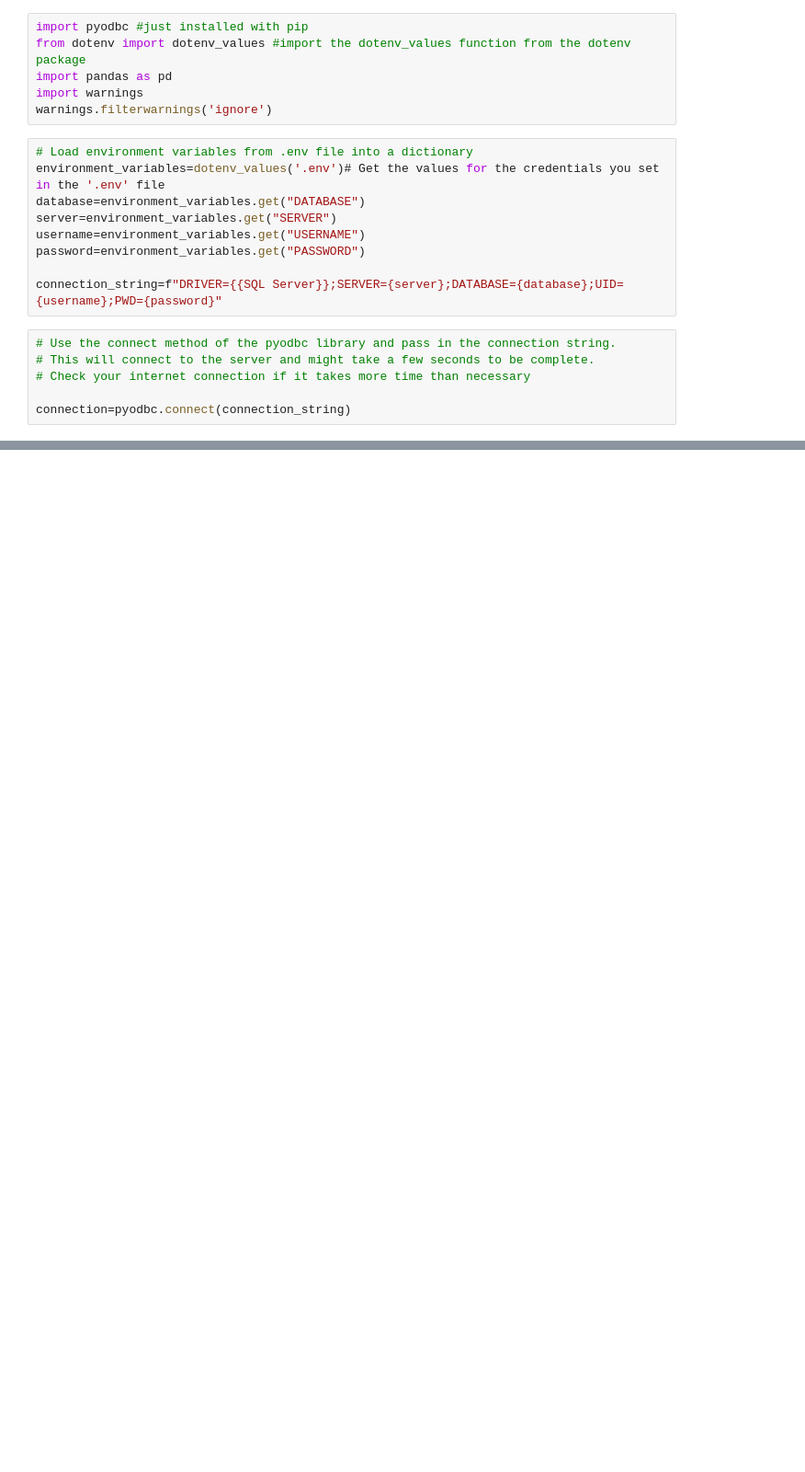
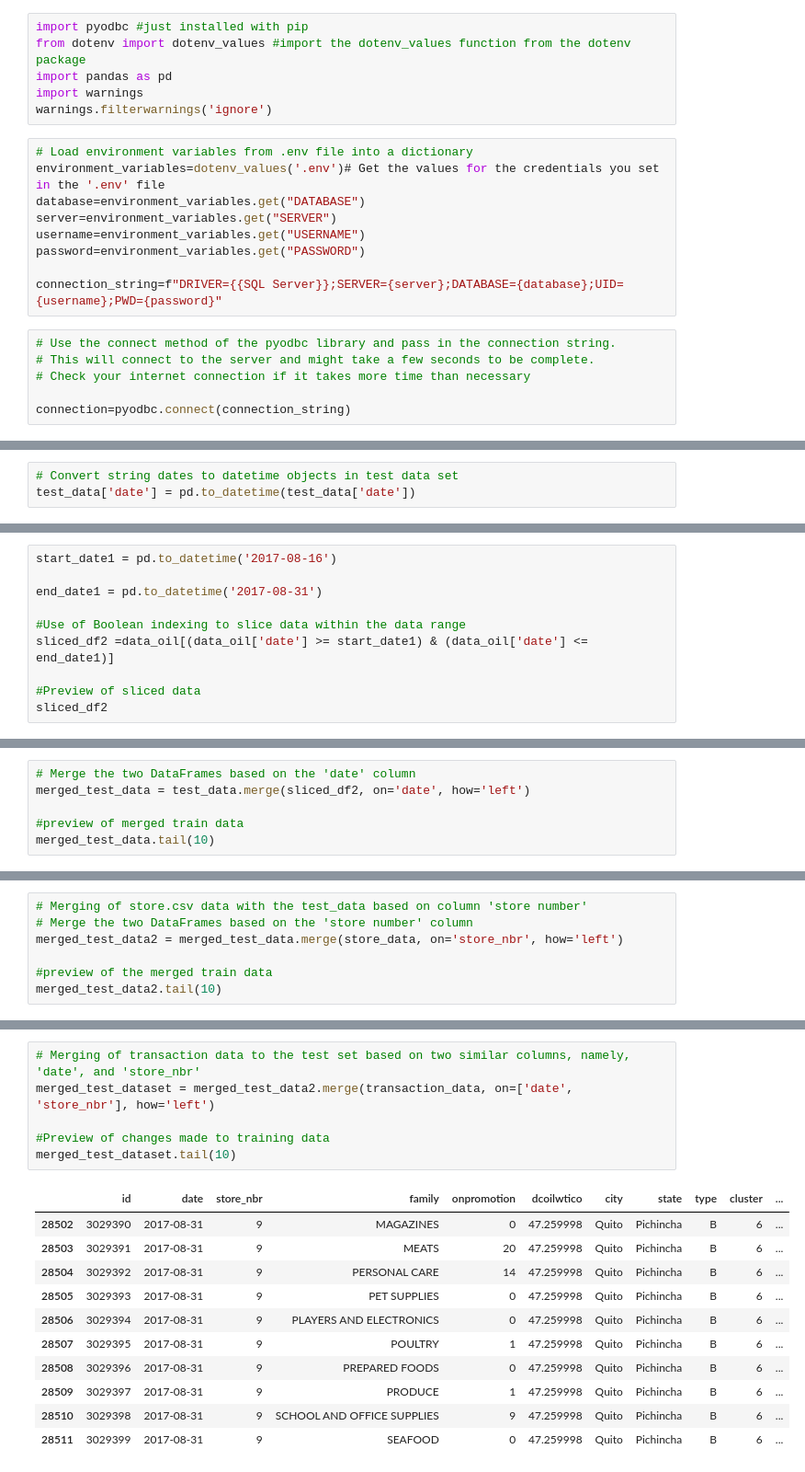
Before and after one commit to kaitany/LP3-Regression-Project, a Jupyter notebook: LP3_DAP.ipynb, the cells around one changed output, grey strips where cells are left out. Shown at 92% size. Saved outputs shown, nothing was run; the diff lists cells and outputs as text; blank space fills up the shorter version.

```diff
--- a/LP3_DAP.ipynb
+++ b/LP3_DAP.ipynb
@@ -110,0 +279,3 @@ memory usage: 2.2+ KB
+# %%
+# Convert string dates to datetime objects in test data set
+test_data['date'] = pd.to_datetime(test_data['date'])
@@ -110,0 +433,10 @@ memory usage: 2.2+ KB
+# %%
+start_date1 = pd.to_datetime('2017-08-16')
+
+end_date1 = pd.to_datetime('2017-08-31')
+
+#Use of Boolean indexing to slice data within the data range
+sliced_df2 =data_oil[(data_oil['date'] >= start_date1) & (data_oil['date'] <= end_date1)]
+
+#Preview of sliced data
+sliced_df2
@@ -110,0 +459,6 @@ memory usage: 2.2+ KB
+# %%
+# Merge the two DataFrames based on the 'date' column
+merged_test_data = test_data.merge(sliced_df2, on='date', how='left')
+
+#preview of merged train data
+merged_test_data.tail(10)
@@ -110,0 +477,7 @@ memory usage: 2.2+ KB
+# %%
+# Merging of store.csv data with the test_data based on column 'store number'
+# Merge the two DataFrames based on the 'store number' column
+merged_test_data2 = merged_test_data.merge(store_data, on='store_nbr', how='left')
+
+#preview of the merged train data
+merged_test_data2.tail(10)
@@ -110,0 +496,18 @@ memory usage: 2.2+ KB
+# %%
+# Merging of transaction data to the test set based on two similar columns, namely, 'date', and 'store_nbr'
+merged_test_dataset = merged_test_data2.merge(transaction_data, on=['date', 'store_nbr'], how='left')
+
+#Preview of changes made to training data
+merged_test_dataset.tail(10)
+# %% [output]
+|  | id | date | store_nbr | family | onpromotion | dcoilwtico | city | state | type | cluster | ... |
+| 28502 | 3029390 | 2017-08-31 | 9 | MAGAZINES | 0 | 47.259998 | Quito | Pichincha | B | 6 | ... |
+| 28503 | 3029391 | 2017-08-31 | 9 | MEATS | 20 | 47.259998 | Quito | Pichincha | B | 6 | ... |
+| 28504 | 3029392 | 2017-08-31 | 9 | PERSONAL CARE | 14 | 47.259998 | Quito | Pichincha | B | 6 | ... |
+| 28505 | 3029393 | 2017-08-31 | 9 | PET SUPPLIES | 0 | 47.259998 | Quito | Pichincha | B | 6 | ... |
+| 28506 | 3029394 | 2017-08-31 | 9 | PLAYERS AND ELECTRONICS | 0 | 47.259998 | Quito | Pichincha | B | 6 | ... |
+| 28507 | 3029395 | 2017-08-31 | 9 | POULTRY | 1 | 47.259998 | Quito | Pichincha | B | 6 | ... |
+| 28508 | 3029396 | 2017-08-31 | 9 | PREPARED FOODS | 0 | 47.259998 | Quito | Pichincha | B | 6 | ... |
+| 28509 | 3029397 | 2017-08-31 | 9 | PRODUCE | 1 | 47.259998 | Quito | Pichincha | B | 6 | ... |
+| 28510 | 3029398 | 2017-08-31 | 9 | SCHOOL AND OFFICE SUPPLIES | 9 | 47.259998 | Quito | Pichincha | B | 6 | ... |
+| 28511 | 3029399 | 2017-08-31 | 9 | SEAFOOD | 0 | 47.259998 | Quito | Pichincha | B | 6 | ... |
```
Also changed, not shown: parts of 50 cells of this notebook.
